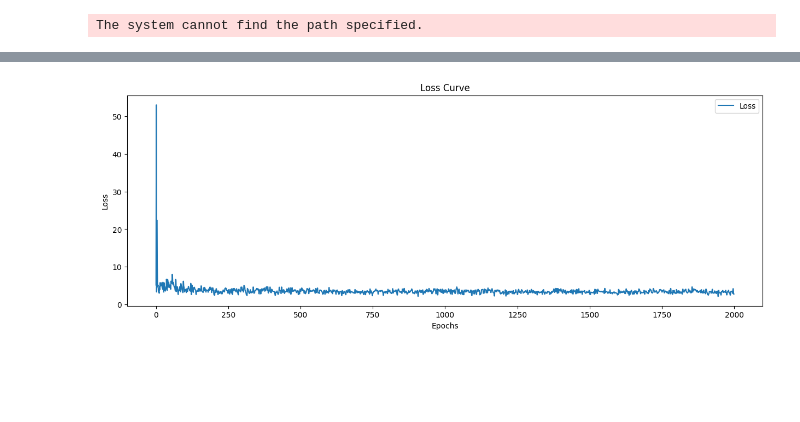
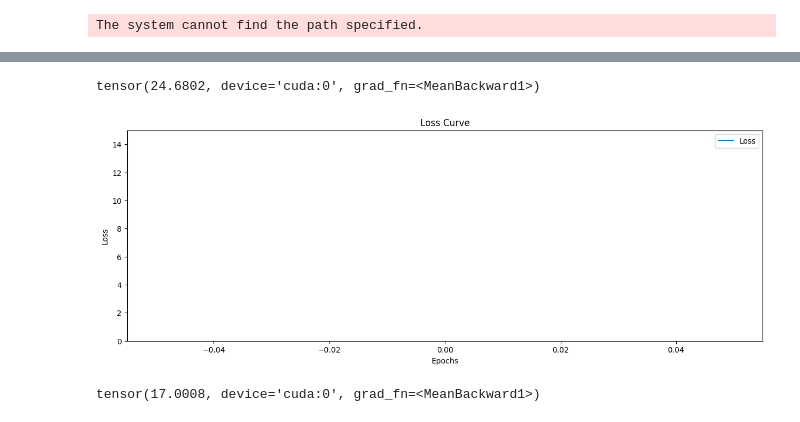
Before and after one commit to rajshreyas922/Human_Pose_Generation, a Jupyter notebook: ProvNERF Pose Generation/N points _ less than 100 epochs.ipynb, the cells around one changed output, grey strips where cells are left out. Cells and saved outputs as stored; diff of their text form; code cells hidden in the pictures; blank space fills up the shorter version.

```diff
--- a/ProvNERF Pose Generation/N points _ less than 100 epochs.ipynb
+++ b/ProvNERF Pose Generation/N points _ less than 100 epochs.ipynb
@@ -94,11 +94,11 @@ def generate_data(n, sign = "+"):
     circle1 = generate_circle(n, r=2)
     e1 = generate_ellipse(n, r1 = 1.5, r2 = 3)
     e2 = generate_ellipse(n, r1 = 4, r2 = 2)
-    curves =  generate_ellipse(n, r1 = 1.5, r2 = 3)
-    for i in range(1,4):
-        for j in range(1,4):
-            e1 = generate_ellipse(n, r1 = i, r2 = j)
-            curves = torch.concat((curves, e1))
+    curves =  generate_ellipse(n, r1 = 2.5, r2 = 2.5)
+    for i in range(10,30):
+        # for j in range(1,5):
+        e1 = generate_ellipse(n, r1 = i/4, r2 = i/4)
+        curves = torch.concat((curves, e1))
     return curves
 
 def plot_data(data, mode = '3D'):
@@ -303,20 +362,18 @@ Z = (Zs[0](encoded_x))
 !del /Q /F "plots/*"
 # %% [output]
 The system cannot find the path specified.
-# %%
-id = 5
 # %%
-epochs = 2000
+epochs = 1000
 staleness = 2
 num_Z_samples = 100
-lr = 8e-5
+lr = 0.0005
 num_points = 20
 xdim = 1
-zdim = 20         # lower and higher both not good, especially lower
+zdim = 30         # lower and higher both not good, especially lower
 pos_enc_L = 6       # 7 does not converge, 5 and 8 worse than 6
 output_dim = 2
 plot_epoch = 500
-b1 = 0.99        # increasing and decreasing by 0.01 both worse
+b1 = 0.85      # increasing and decreasing by 0.01 both worse
 b2 = 0.999
 gamma = 0.95
 step = 70
@@ -339,8 +396,8 @@ param_name = str(id)
 torch.manual_seed(1)
 np.random.seed(1)
 # Initialize the model and optimizer
-H_t = H_theta(input_dim=zdim, output_dim=output_dim).to(device)
-#optimizer = optim.Adam(H_t.parameters(), lr=lr, betas=(0.9, 0.999), eps=5e-1)
+H_t = H_theta_new(input_dim=zdim, output_dim=output_dim).to(device)
+#optimizer = optim.Adam(H_t.parameters(), lr=lr, eps=5e-1)
 optimizer = optim.AdamW(H_t.parameters(), lr=lr, betas=(b1, b2), eps = 1e-8)
 #optimizer = optim.SGD(H_t.parameters(), lr=lr, momentum=0.95)
 
@@ -352,46 +409,28 @@ os.makedirs('plots/'+param_name, exist_ok=True)
 grad_norms = []
 param_norms = []
 losses = []
-
+Zxs = torch.empty((num_Z_samples, num_points, zdim)).to(device)
+z_in = pos_encoder(x, L=pos_enc_L)
 for e in tqdm(range(epochs)):
     # Check if we need to update the stored model parameters
-    if e % staleness== 0:
-
-        Zxs = torch.empty((num_Z_samples, num_points, zdim)).to(device)
-        z_in = pos_encoder(x, L=pos_enc_L)
-
+    if e % staleness == 0:
         Zs = generate_NN_latent_functions(num_samples=num_Z_samples, xdim=z_in.shape[1], zdim=zdim, bias=1)
         for i, model in enumerate(Zs):
             model = model.to(device)
             Zxs[i] = (model(z_in)/z_scale).to(device)
-
-        # Generate output using current model state
         generated = H_t(Zxs).to(device)
 
-        # Find nearest neighbors for data
         imle_nns = [find_nns(d, generated) for d in data]
         imle_transformed_points = torch.empty((data.shape[0], num_points, zdim)).to(device)
-
-        perturbed_Zs = []
-        # for i, index in enumerate(imle_nns):
-        #     temp_Z = generate_NN_latent_functions(num_samples=num_Z_samples, xdim=z_in.shape[1], zdim=zdim, bias=1)[0].to(device)
-        #     temp_Z.load_state_dict({key: value + (torch.randn(value.shape).to(device))*0.0000 for (key, value) in Zs[index].state_dict().items()})
-        #     perturbed_Zs.append(temp_Z)
-
-        # for i, Z in enumerate(perturbed_Zs):
-        #     Z = Z.to(device)
-        #     z = Z(z_in/z_scale)
-        #     imle_transformed_points[i] = (z)
-
         # for i, index in enumerate(imle_nns):
         #     imle_transformed_points[i] = Zxs[index]
-
+        perturbed_Zs = []
         for i, idx in enumerate(imle_nns):
             model = Zs[idx]
             perturbed_model = copy.deepcopy(model)
             with torch.no_grad():
                 for param in perturbed_model.parameters():
-                    param.add_(torch.randn_like(param) * 0.1)
+                    param.add_(torch.randn_like(param) * 0.2)
             perturbed_Zs.append(perturbed_model)
             perturbed_model = perturbed_model.to(device)
             imle_transformed_points[i] = (perturbed_model(z_in) / z_scale).to(device)
@@ -404,18 +443,15 @@ for e in tqdm(range(epochs)):
 
     # Visualize generated points and save plots
     #if e < 900 and e >= 800:
-    if e%plot_epoch == 0:
+    if e%plot_epoch == 0 or e == epochs - 1:
         generated_disp = generated.to(device='cpu').detach().numpy()
         outs_disp = outs.to(device='cpu').detach().numpy()
         points_disp = data.to(device='cpu').detach().numpy()
         plt.figure(figsize=(15, 15))
         for i in range(data.shape[0]):
-            plt.plot(outs_disp[i, :, 0], outs_disp[i, :, 1], marker='+')
-        # plt.plot(outs_disp[1, :, 0], outs_disp[1, :, 1], c='orange', marker='+')
-        # plt.plot(outs_disp[2, :, 0], outs_disp[2, :, 1], c='red', marker='+')
-            plt.plot(points_disp[i, :, 0], points_disp[i, :, 1], marker='o')
-        # plt.scatter(points_disp[1, :, 0], points_disp[1, :, 1], facecolors='none', edgecolors='orange', marker='o')
-        # plt.scatter(points_disp[2, :, 0], points_disp[2, :, 1], facecolors='none', edgecolors='red', marker='o')
+            line1 = plt.plot(outs_disp[i, :, 0], outs_disp[i, :, 1], marker='+')
+            color = line1[0].get_color()
+            plt.plot(points_disp[i, :, 0], points_disp[i, :, 1], marker='o', color=color)
 
         #print(f'Epoch {str(e)}/{epochs}', str(loss.item()))
 
@@ -426,7 +462,16 @@ for e in tqdm(range(epochs)):
         plt.savefig(f"plots/{param_name}/epoch_{e}.png")
         #Close plts
         plt.close()
-    #     print(loss)
+        print(loss)
+        plt.figure(figsize=(15, 5))
+        plt.plot(losses, label='Loss')
+        plt.ylim(0, 15)
+        plt.xlabel('Epochs')
+        plt.ylabel('Loss')
+        plt.title('Loss Curve')
+        plt.legend()
+        plt.show()
+
 
 
     loss.backward()
@@ -490,7 +535,7 @@ for e in tqdm(range(epochs)):
     # print("Parameter Norm:", param_norm)
 
     optimizer.step()
-    scheduler.step()
+    #scheduler.step()
 
 # print(f"25 Epochs: {losses[24]}")
 # print(f"50 Epochs: {losses[49]}")
@@ -519,31 +564,33 @@ plt.show()
 # ax1.tick_params(axis='y', labelcolor='blue')
 # ax1.set_xticks(np.arange(0, len(grad_norms), 25))
 # # Create a secondary y-axis for parameter norms
 # ax2 = ax1.twinx()
 # ax2.plot(param_norms, color='red', label="Parameter Norms")
 # ax2.set_ylabel('Parameter Norms', color='red')
 # ax2.tick_params(axis='y', labelcolor='red')
 
 # # Title and layout adjustments
 # plt.title('Gradient and Parameter Norms over Epochs')
 
 # ax1.grid(True, which='both', axis='x', linestyle='--', linewidth=0.5)
 # fig.tight_layout()
 # plt.savefig(f'plots/{param_name}/ParamNorm vs GradNorm vs Epochs.png')
 # plt.show()
 
 
 
 # plt.figure(figsize=(20, 20))
 # plt.plot(grad_norms, param_norms, marker='o')
 # plt.xlabel('Gradient Norms')
 # plt.ylabel('Parameter Norms')
 
 # plt.title('Parameter Norms vs. Gradient Norms')
 # plt.grid(True)
 # for i, (grad, param) in enumerate(zip(grad_norms, param_norms)):
 #     plt.text(grad, param, str(i), fontsize=8, ha='right', va='bottom')
 # plt.savefig(f'plots/{param_name}/ParamNorm vs GradNorm.png')
 # plt.show()
 # %% [output]
+tensor(24.6802, device='cuda:0', grad_fn=<MeanBackward1>)
-[figure, old version]
+[figure, new version]
+tensor(17.0008, device='cuda:0', grad_fn=<MeanBackward1>)
```
Also changed, not shown: parts of 6 cells of this notebook, 4 other files.
